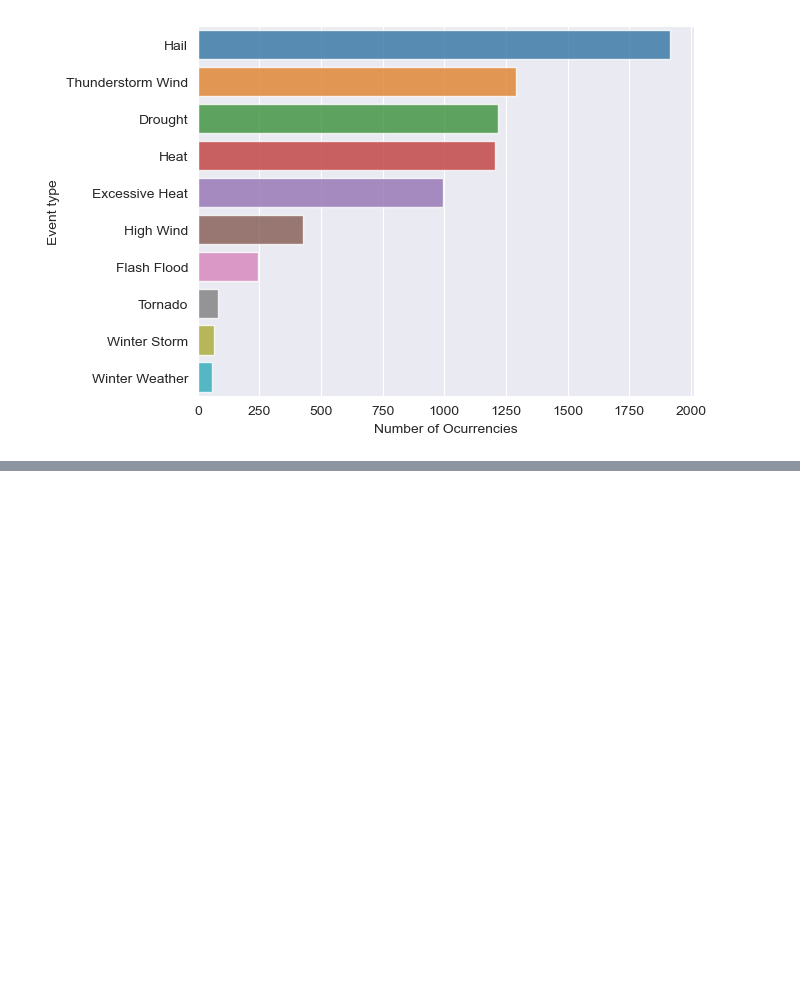
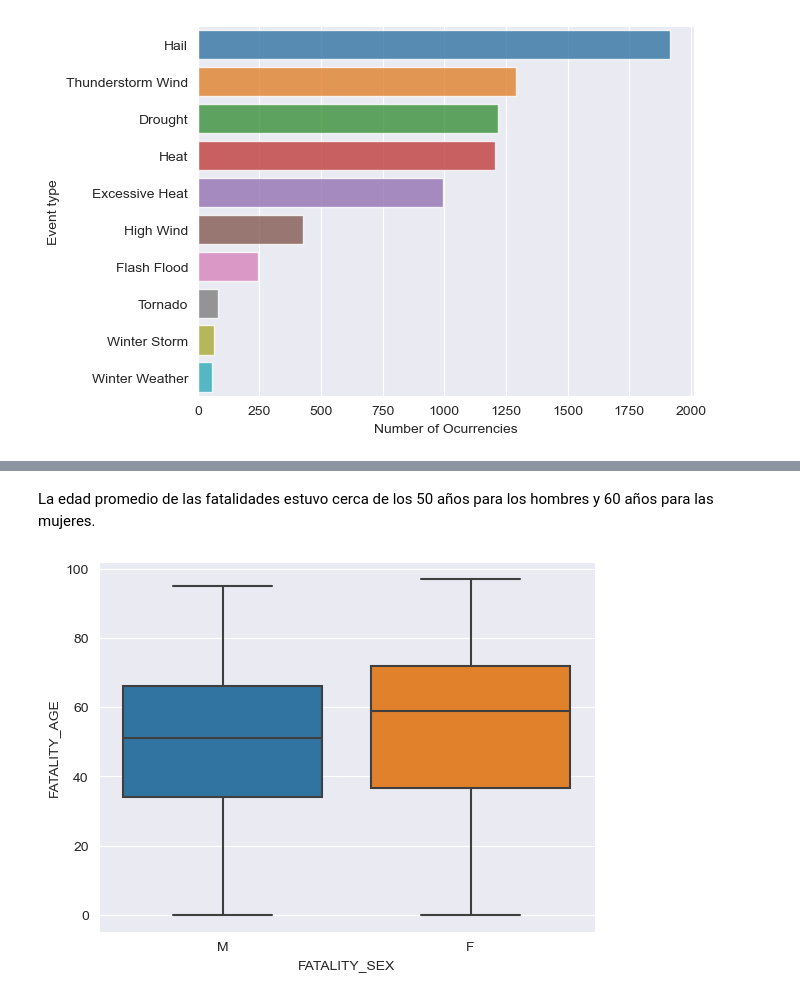
Before and after one commit to paobtorres/project_data_science, a Jupyter notebook: Desafio_FeatureSelection_TorresPaola.ipynb, the cells around one changed output, grey strips where cells are left out. Cells and saved outputs as stored; diff of their text form; code cells hidden in the pictures; blank space fills up the shorter version.

```diff
--- a/Desafio_FeatureSelection_TorresPaola.ipynb
+++ b/Desafio_FeatureSelection_TorresPaola.ipynb
@@ -946,0 +986,8 @@ plt.show()
+# %% [markdown]
+La edad promedio de las fatalidades estuvo cerca de los 50 años para los hombres y 60 años para las mujeres.
+# %%
+sns.boxplot (data = df_fatalities_joined, x = 'FATALITY_SEX', y = 'FATALITY_AGE')
+# plt.xticks(rotation = 45)
+plt.show()
+# %% [output]
+[figure, added]
```
Also changed, not shown: parts of 10 cells of this notebook.
